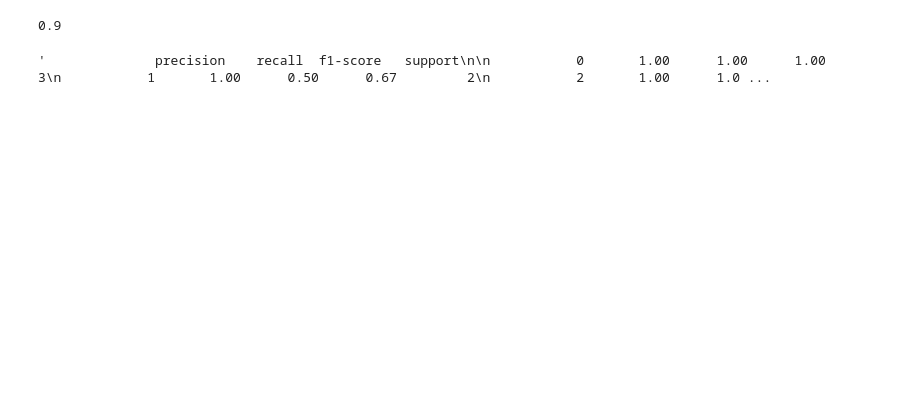
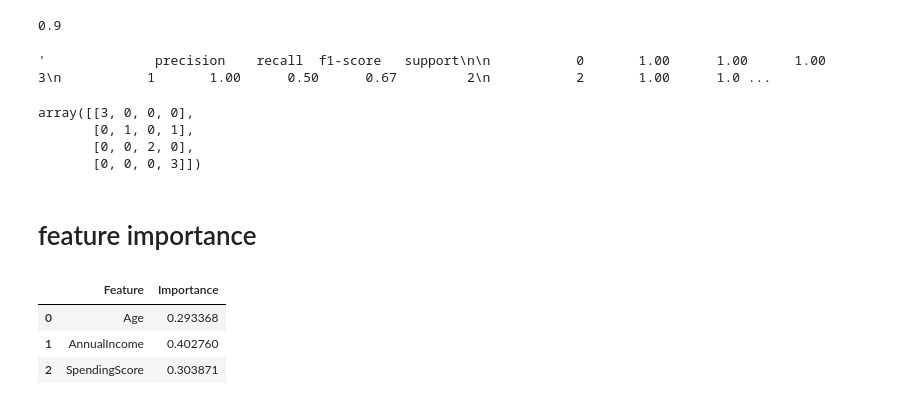
Before and after one commit to shresthanischal7/MachineLearning, a Jupyter notebook: Clustering/KNNmeansClustering.ipynb, the cells around one changed output. Saved outputs shown, nothing was run; the diff lists cells and outputs as text; code cells hidden in the pictures; blank space fills up the shorter version.

```diff
--- a/Clustering/KNNmeansClustering.ipynb
+++ b/Clustering/KNNmeansClustering.ipynb
@@ -203,7 +203,3 @@ y = df["Cluster"]
 # %%
 # splitting
 X_train, X_test, y_train, y_test = train_test_split(X,y,test_size=0.20,random_state=42,stratify=y)
-# %%
-model = RandomForestClassifier(n_estimators=200,random_state=42)
-
-model.fit(X_train, y_train)
@@ -220,3 +218,23 @@ accuracy
 classification_report(y_test,y_pred)
 # %% [output]
 '              precision    recall  f1-score   support\n\n           0       1.00      1.00      1.00         3\n           1       1.00      0.50      0.67         2\n           2       1.00      1.0 ...
+# %%
+confusion_matrix(y_test,y_pred)
+# %% [output]
+array([[3, 0, 0, 0],
+       [0, 1, 0, 1],
+       [0, 0, 2, 0],
+       [0, 0, 0, 3]])
+# %% [markdown]
+# feature importance
+# %%
+importance = pd.DataFrame({
+    "Feature": X.columns,
+    "Importance": model.feature_importances_
+})
+importance
+# %% [output]
+|  | Feature | Importance |
+| 0 | Age | 0.293368 |
+| 1 | AnnualIncome | 0.402760 |
+| 2 | SpendingScore | 0.303871 |
```
Also changed, not shown: parts of 7 cells of this notebook.
